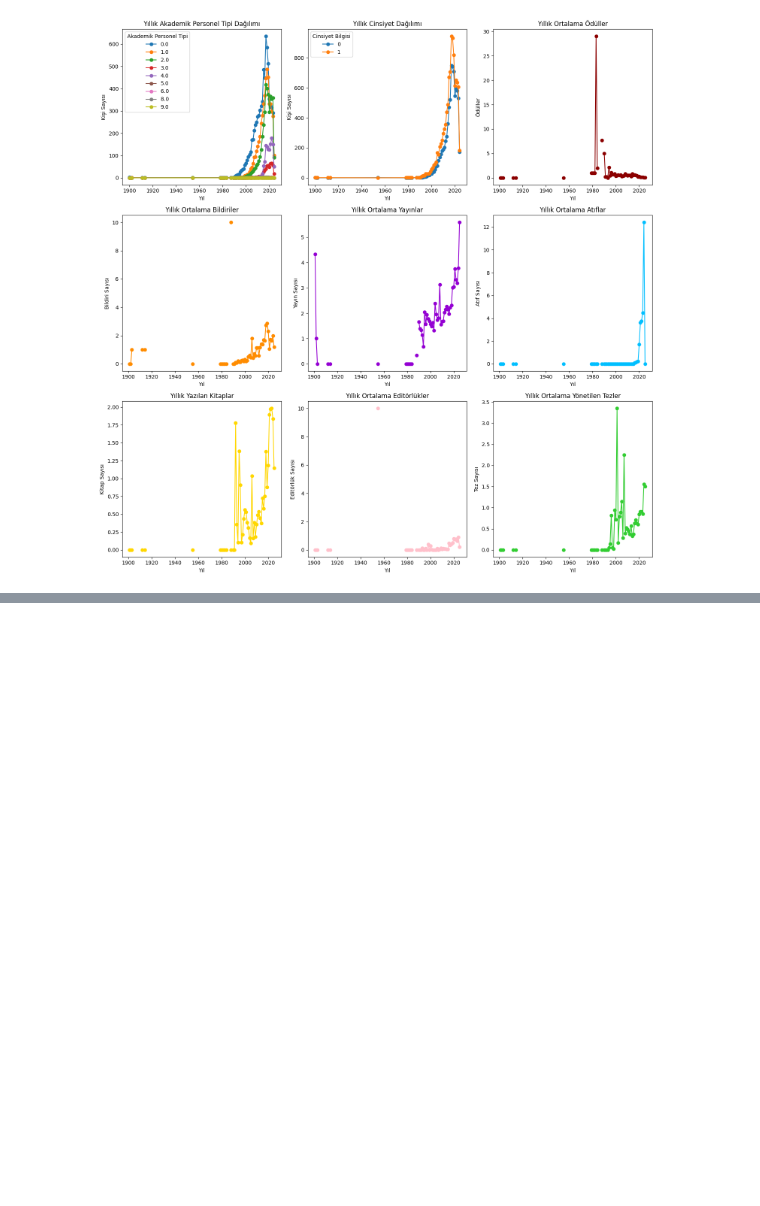
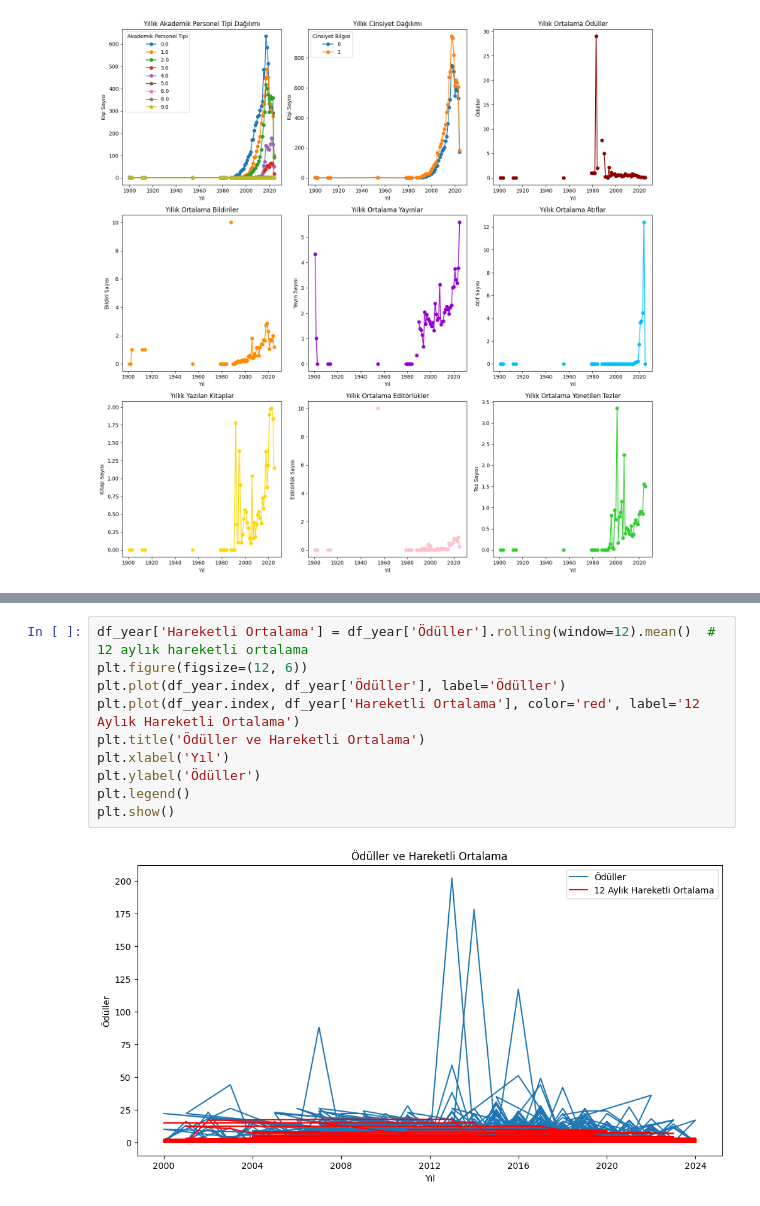
Before and after one commit to elifftop/Proje2, a Jupyter notebook: deneme.ipynb, the cells around one changed output, grey strips where cells are left out. Cells and saved outputs as stored; diff of their text form; blank space fills up the shorter version.

```diff
--- a/deneme.ipynb
+++ b/deneme.ipynb
@@ -1475,0 +1614,12 @@ plt.show()
+# %%
+df_year['Hareketli Ortalama'] = df_year['Ödüller'].rolling(window=12).mean()  # 12 aylık hareketli ortalama
+plt.figure(figsize=(12, 6))
+plt.plot(df_year.index, df_year['Ödüller'], label='Ödüller')
+plt.plot(df_year.index, df_year['Hareketli Ortalama'], color='red', label='12 Aylık Hareketli Ortalama')
+plt.title('Ödüller ve Hareketli Ortalama')
+plt.xlabel('Yıl')
+plt.ylabel('Ödüller')
+plt.legend()
+plt.show()
+# %% [output]
+[figure, added]
```
Also changed, not shown: parts of 5 cells of this notebook.
